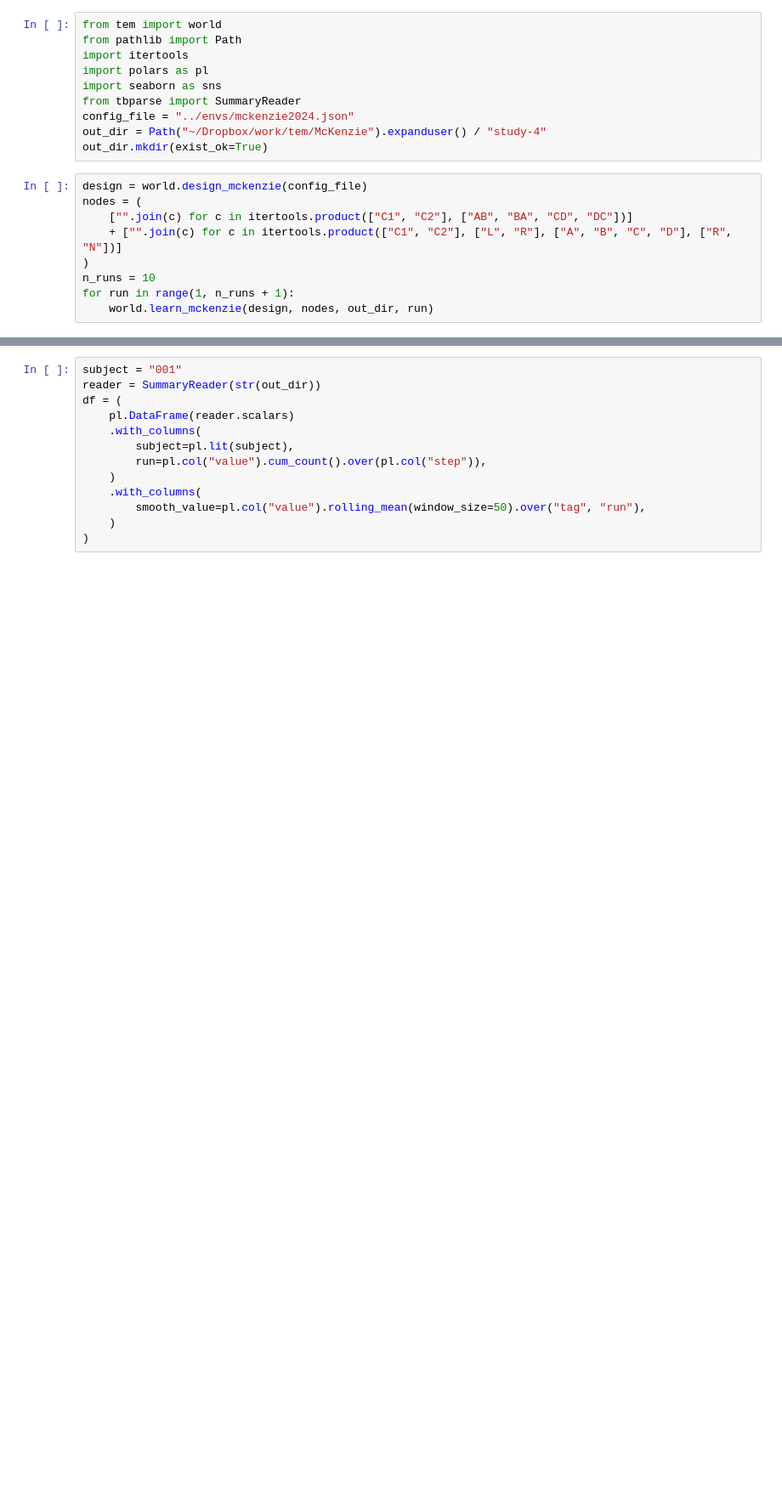
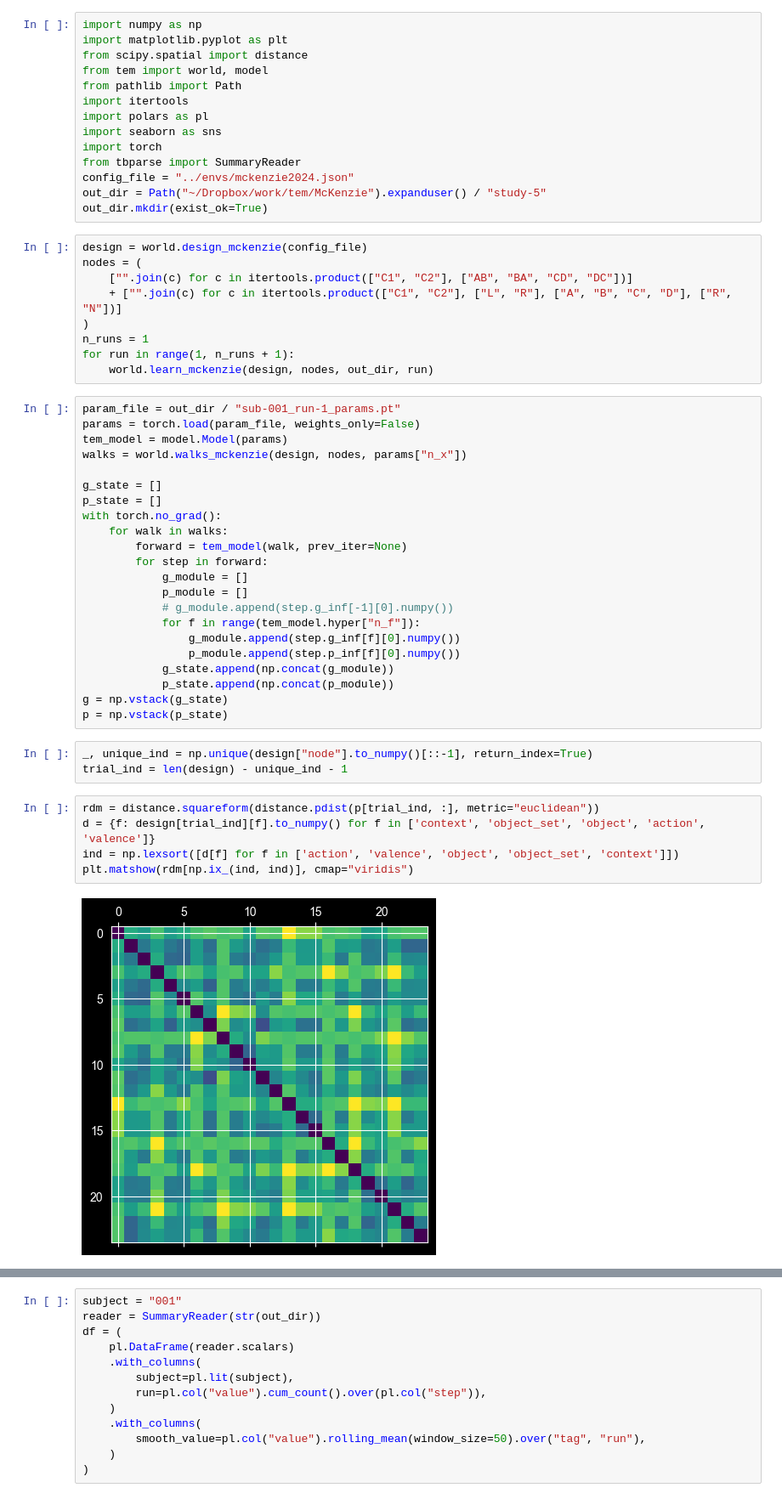
Before and after one commit to hamllab/torch_tem, a Jupyter notebook: jupyter/test_mckenzie.ipynb, the cells around one changed output, grey strips where cells are left out. Shown at 85% size. Drawn from its saved outputs; the diff is of its cells as text; blank space fills up the shorter version.

Commit message:
feat: exploring mckenzie representations

```diff
--- a/jupyter/test_mckenzie.ipynb
+++ b/jupyter/test_mckenzie.ipynb
@@ -1,12 +1,16 @@
 # %%
-from tem import world
+import numpy as np
+import matplotlib.pyplot as plt
+from scipy.spatial import distance
+from tem import world, model
 from pathlib import Path
 import itertools
 import polars as pl
 import seaborn as sns
+import torch
 from tbparse import SummaryReader
 config_file = "../envs/mckenzie2024.json"
-out_dir = Path("~/Dropbox/work/tem/McKenzie").expanduser() / "study-4"
+out_dir = Path("~/Dropbox/work/tem/McKenzie").expanduser() / "study-5"
 out_dir.mkdir(exist_ok=True)
 # %%
 design = world.design_mckenzie(config_file)
@@ -14,6 +18,38 @@ nodes = (
     ["".join(c) for c in itertools.product(["C1", "C2"], ["AB", "BA", "CD", "DC"])]
     + ["".join(c) for c in itertools.product(["C1", "C2"], ["L", "R"], ["A", "B", "C", "D"], ["R", "N"])]
 )
-n_runs = 10
+n_runs = 1
 for run in range(1, n_runs + 1):
     world.learn_mckenzie(design, nodes, out_dir, run)
+# %%
+param_file = out_dir / "sub-001_run-1_params.pt"
+params = torch.load(param_file, weights_only=False)
+tem_model = model.Model(params)
+walks = world.walks_mckenzie(design, nodes, params["n_x"])
+
+g_state = []
+p_state = []
+with torch.no_grad():
+    for walk in walks:
+        forward = tem_model(walk, prev_iter=None)
+        for step in forward:
+            g_module = []
+            p_module = []
+            # g_module.append(step.g_inf[-1][0].numpy())
+            for f in range(tem_model.hyper["n_f"]):
+                g_module.append(step.g_inf[f][0].numpy())
+                p_module.append(step.p_inf[f][0].numpy())
+            g_state.append(np.concat(g_module))
+            p_state.append(np.concat(p_module))
+g = np.vstack(g_state)
+p = np.vstack(p_state)
+# %%
+_, unique_ind = np.unique(design["node"].to_numpy()[::-1], return_index=True)
+trial_ind = len(design) - unique_ind - 1
+# %%
+rdm = distance.squareform(distance.pdist(p[trial_ind, :], metric="euclidean"))
+d = {f: design[trial_ind][f].to_numpy() for f in ['context', 'object_set', 'object', 'action', 'valence']}
+ind = np.lexsort([d[f] for f in ['action', 'valence', 'object', 'object_set', 'context']])
+plt.matshow(rdm[np.ix_(ind, ind)], cmap="viridis")
+# %% [output]
+[figure, added]
```
Also changed, not shown: parts of 9 cells of this notebook, 1 other file.
